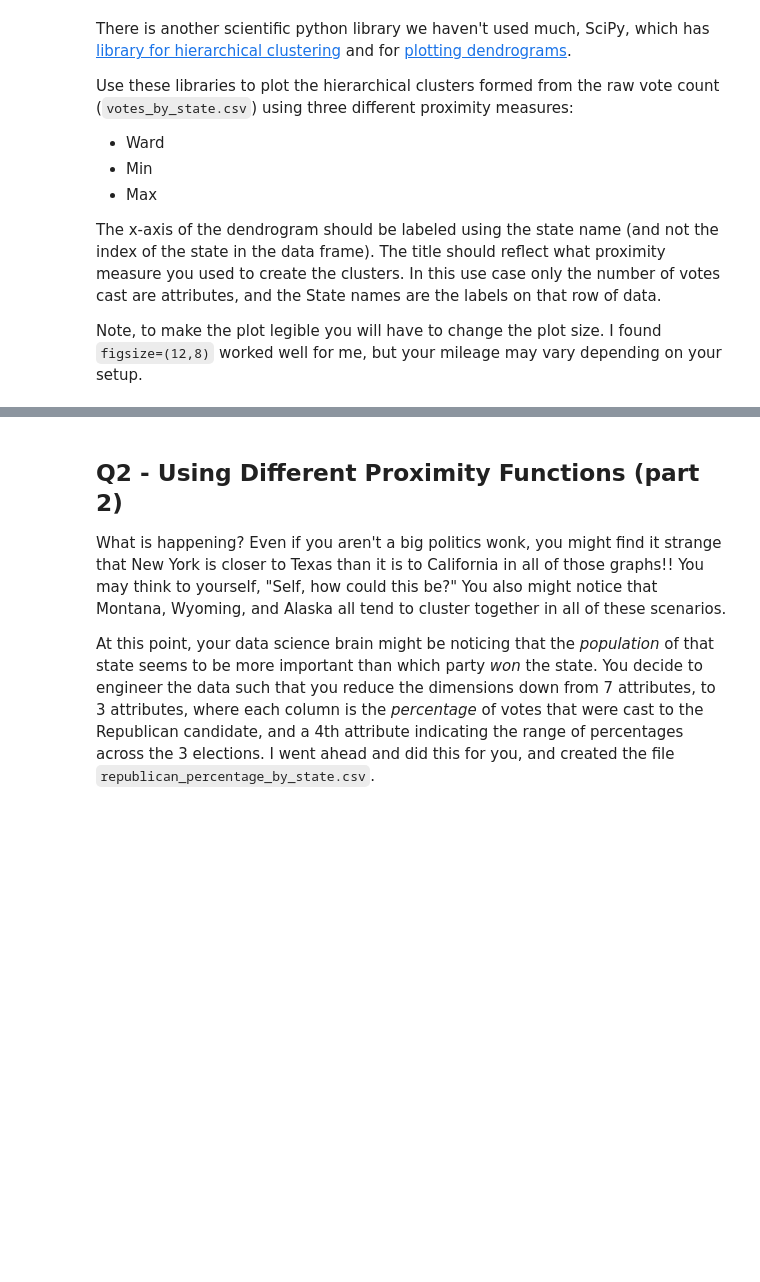
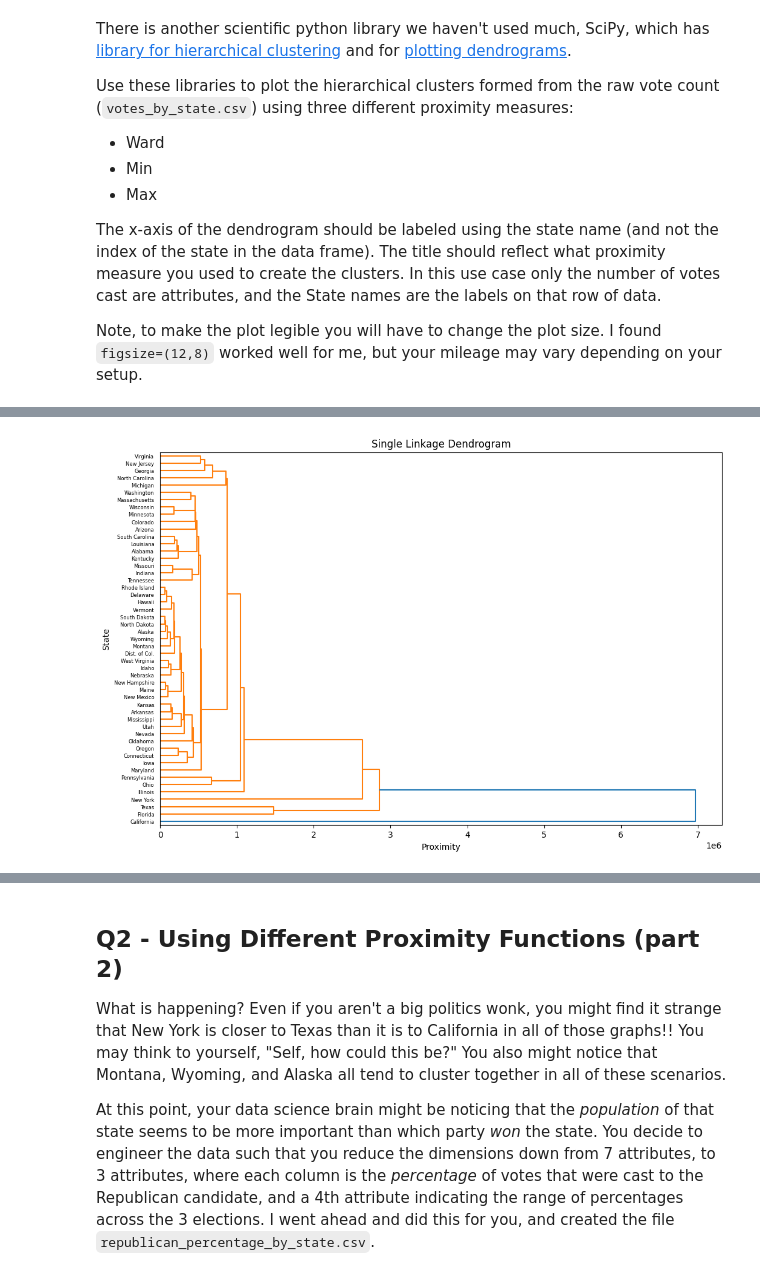
Before and after one commit to jack-mayberry/CS329E-Data-Analytics, a Jupyter notebook: Assignment 11/CS329E_HW11.ipynb, the cells around one changed output, grey strips where cells are left out. Drawn from its saved outputs; the diff is of its cells as text; code cells hidden in the pictures; blank space fills up the shorter version.

```diff
--- a/Assignment 11/CS329E_HW11.ipynb
+++ b/Assignment 11/CS329E_HW11.ipynb
@@ -86,0 +86,12 @@ df_X
+# %%
+# Plot the dendrogram for the min proximity measure
+Z = linkage(df_X.values, method='single')
+
+plt.figure(figsize=(12,8))
+dendrogram(Z, labels=s_states.tolist(), orientation='right')
+plt.title('Single Linkage Dendrogram')
+plt.xlabel('Proximity')
+plt.ylabel('State')
+plt.show()
+# %% [output]
+[figure, added]
```
Also changed, not shown: parts of 22 cells of this notebook.
